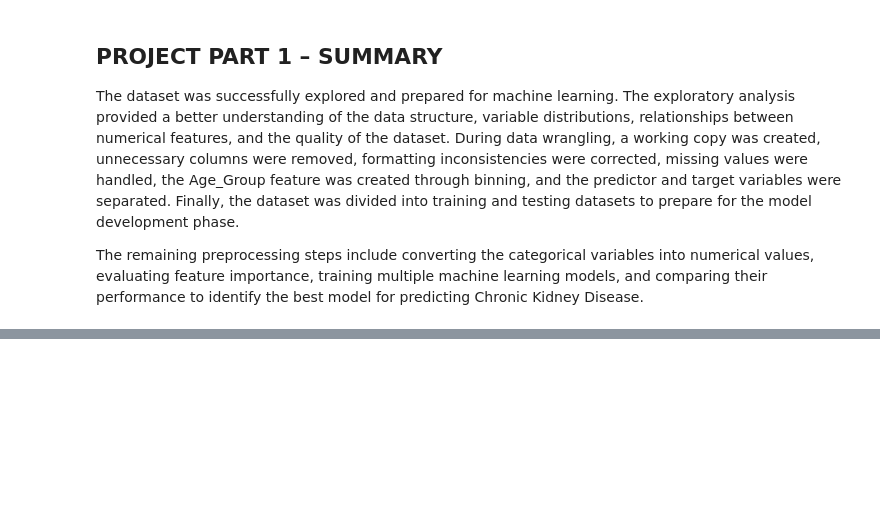
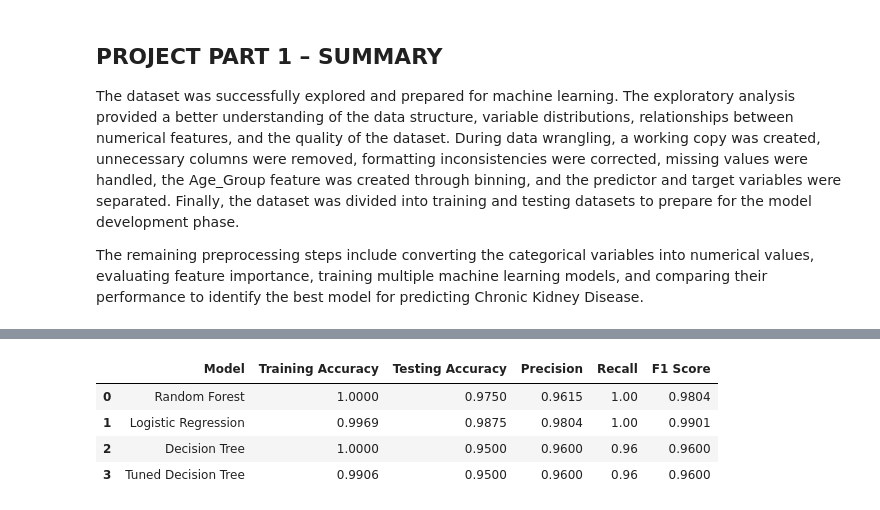
Before and after one commit to rcswider/Chronic-Kidney-Disease, a Jupyter notebook: notebooks/Copy Thais_Group4_ISDS7075_FinalProject.ipynb, the cells around one changed output, grey strips where cells are left out. Cells and saved outputs as stored; diff of their text form; code cells hidden in the pictures; blank space fills up the shorter version.

```diff
--- a/notebooks/Copy Thais_Group4_ISDS7075_FinalProject.ipynb
+++ b/notebooks/Copy Thais_Group4_ISDS7075_FinalProject.ipynb
@@ -459,0 +779,9 @@ The remaining preprocessing steps include converting the categorical variables i
+# %%
+# Generate predictions using the testing dataset
+y_pred_dt = dt_model.predict(X_test)
+
+# Display the first 10 predictions
+print("First 10 Predictions:", y_pred_dt[:10])
+
+# Display the first 10 actual values
+print("First 10 Actual Values:", y_test.values[:10])
@@ -459,0 +899,9 @@ The remaining preprocessing steps include converting the categorical variables i
+# %%
+# Generate predictions using the tuned Decision Tree
+y_pred_dt_tuned = dt_tuned.predict(X_test)
+
+# Display the first 10 predictions
+print("First 10 Predictions:", y_pred_dt_tuned[:10])
+
+# Display the first 10 actual values
+print("First 10 Actual Values:", y_test.values[:10])
@@ -459,0 +1059,49 @@ The remaining preprocessing steps include converting the categorical variables i
+# %%
+from sklearn.metrics import precision_score, recall_score, f1_score, roc_auc_score
+
+comparison = pd.DataFrame({
+    "Model": [
+        "Random Forest",
+        "Logistic Regression",
+        "Decision Tree",
+        "Tuned Decision Tree"
+    ],
+    "Training Accuracy": [
+        rf_train_accuracy,
+        logistic_train_accuracy,
+        dt_train_accuracy,
+        dt_tuned_train_accuracy
+    ],
+    "Testing Accuracy": [
+        accuracy_score(y_test, y_pred),
+        accuracy_score(y_test, y_pred_logistic),
+        accuracy_score(y_test, y_pred_dt),
+        accuracy_score(y_test, y_pred_dt_tuned)
+    ],
+    "Precision": [
+        precision_score(y_test, y_pred),
+        precision_score(y_test, y_pred_logistic),
+        precision_score(y_test, y_pred_dt),
+        precision_score(y_test, y_pred_dt_tuned)
+    ],
+    "Recall": [
+        recall_score(y_test, y_pred),
+        recall_score(y_test, y_pred_logistic),
+        recall_score(y_test, y_pred_dt),
+        recall_score(y_test, y_pred_dt_tuned)
+    ],
+    "F1 Score": [
+        f1_score(y_test, y_pred),
+        f1_score(y_test, y_pred_logistic),
+        f1_score(y_test, y_pred_dt),
+        f1_score(y_test, y_pred_dt_tuned)
+    ]
+})
+
+comparison.round(4)
+# %% [output]
+|  | Model | Training Accuracy | Testing Accuracy | Precision | Recall | F1 Score |
+| 0 | Random Forest | 1.0000 | 0.9750 | 0.9615 | 1.00 | 0.9804 |
+| 1 | Logistic Regression | 0.9969 | 0.9875 | 0.9804 | 1.00 | 0.9901 |
+| 2 | Decision Tree | 1.0000 | 0.9500 | 0.9600 | 0.96 | 0.9600 |
+| 3 | Tuned Decision Tree | 0.9906 | 0.9500 | 0.9600 | 0.96 | 0.9600 |
```
Also changed, not shown: parts of 71 cells of this notebook.
